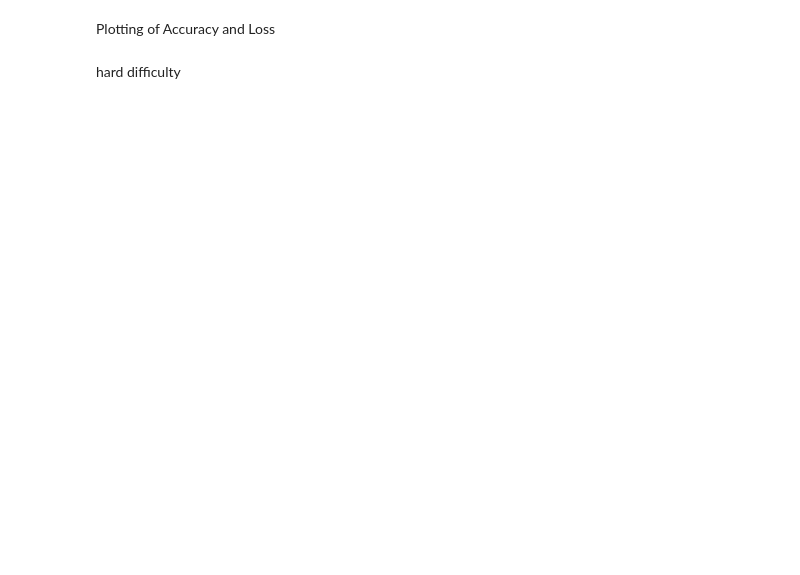
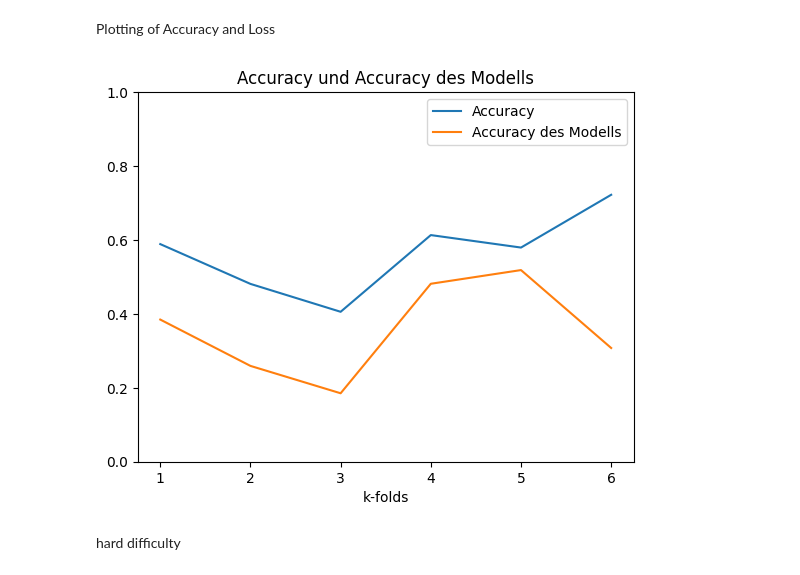
Before and after one commit to D0dizzle/Machine-and-Deep-Learning, a Jupyter notebook: Prüfung.ipynb, the cells around one changed output. Cells and saved outputs as stored; diff of their text form; code cells hidden in the pictures; blank space fills up the shorter version.

Commit message:
hard difficulty, iteration durch die k-folds simpler

```diff
--- a/Prüfung.ipynb
+++ b/Prüfung.ipynb
@@ -132,22 +160,16 @@ easy difficulty
 epoch = 100
 eval_accuracy_e = []
 accuracy_e = []
-z = list(range(k))
+prediction_e = []
 for i in range(k):
-    test_fold_index = z[k-1] if k % 2 == 0 else z[k-2]
-    if test_fold_index == i:
-        continue
-    fold_x_train = np.concatenate([image_folds_e[j] for j in range(k) if j != i and j != test_fold_index], axis=0)
-    fold_y_train = np.concatenate([y_folds_e[j] for j in range(k) if j != i and j != test_fold_index], axis=0)
+    fold_x_train = np.concatenate([image_folds_e[j] for j in range(k) if j != i and (j != i-1 if i-1 != -1 else j != k-1)], axis=0)
+    fold_y_train = np.concatenate([y_folds_e[j] for j in range(k) if j != i and (j != i-1 if i-1 != -1 else j != k-1)], axis=0)
     fold_x_val = image_folds_e[i]
     fold_y_val = y_folds_e[i]
-    fold_x_test = image_folds_e[test_fold_index]
-    fold_y_test = y_folds_e[test_fold_index]
-    model, model_accuracy = func.build_model(epoch, fold_x_train, fold_y_train, fold_x_val, fold_y_val, fold_x_test, fold_y_test, input_shape)
+    fold_x_test = image_folds_e[i-1]
+    fold_y_test = y_folds_e[i-1]
+    history, model_accuracy, cnn_model = func.build_model(epoch, fold_x_train, fold_y_train, fold_x_val, fold_y_val, fold_x_test, fold_y_test, input_shape)
     eval_accuracy_e.append(model_accuracy)
-    accuracy_e.append(max(model.history['accuracy']))
-    z = z[:-1]
-    z = [test_fold_index] + z
-
+    accuracy_e.append(max(history.history['accuracy']))
 print(eval_accuracy_e)
 print(accuracy_e)
@@ -155,13 +195,16 @@ print(accuracy_e)
 Plotting of Accuracy and Loss
 # %%
 # noch zu überarbeiten
-
+y_ticks = [0, 0.2, 0.4, 0.6, 0.8, 1]
 plt.plot(range(1, k+1), accuracy_e)
 plt.plot(range(1, k+1), eval_accuracy_e)
 plt.title('Accuracy und Accuracy des Modells')
-plt.xlabel('Epochen')
+plt.xlabel('k-folds')
+plt.yticks(y_ticks)
 plt.gca().legend(('Accuracy', 'Accuracy des Modells'))
 plt.show()
+# %% [output]
+[figure, added]
 # %% [markdown]
 hard difficulty
 # %%
```
Also changed, not shown: parts of 8 cells of this notebook, 1 other file.
